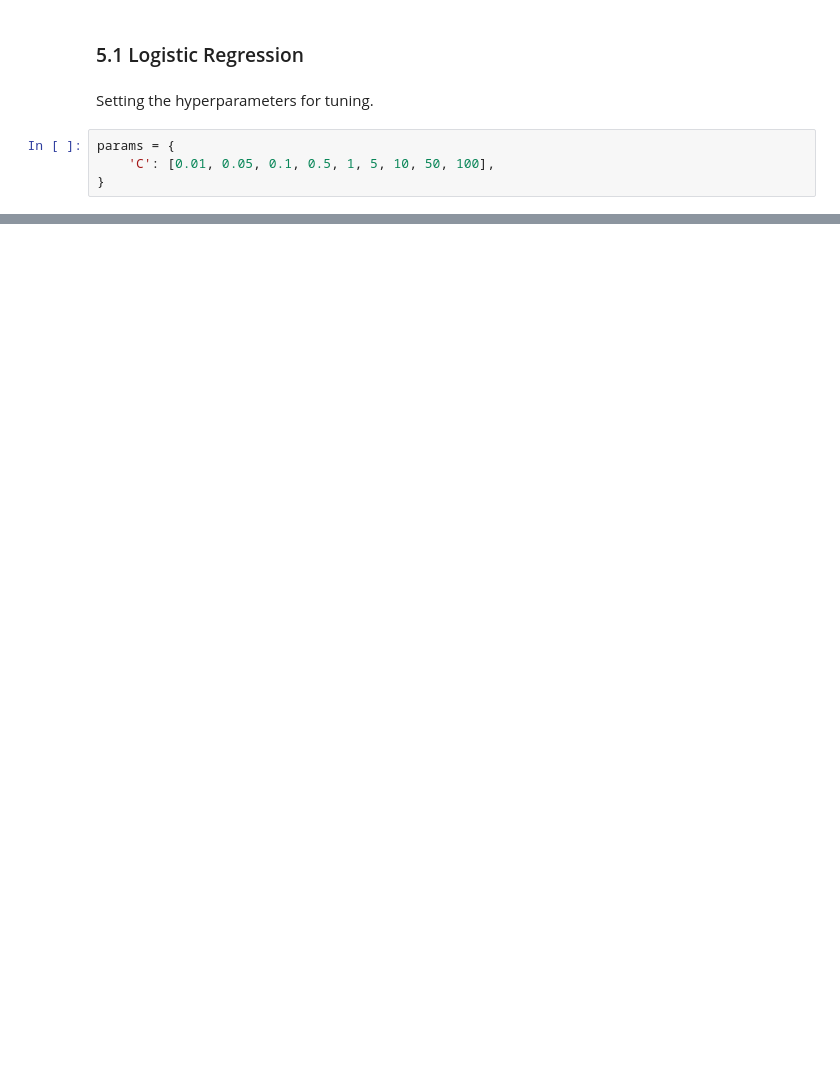
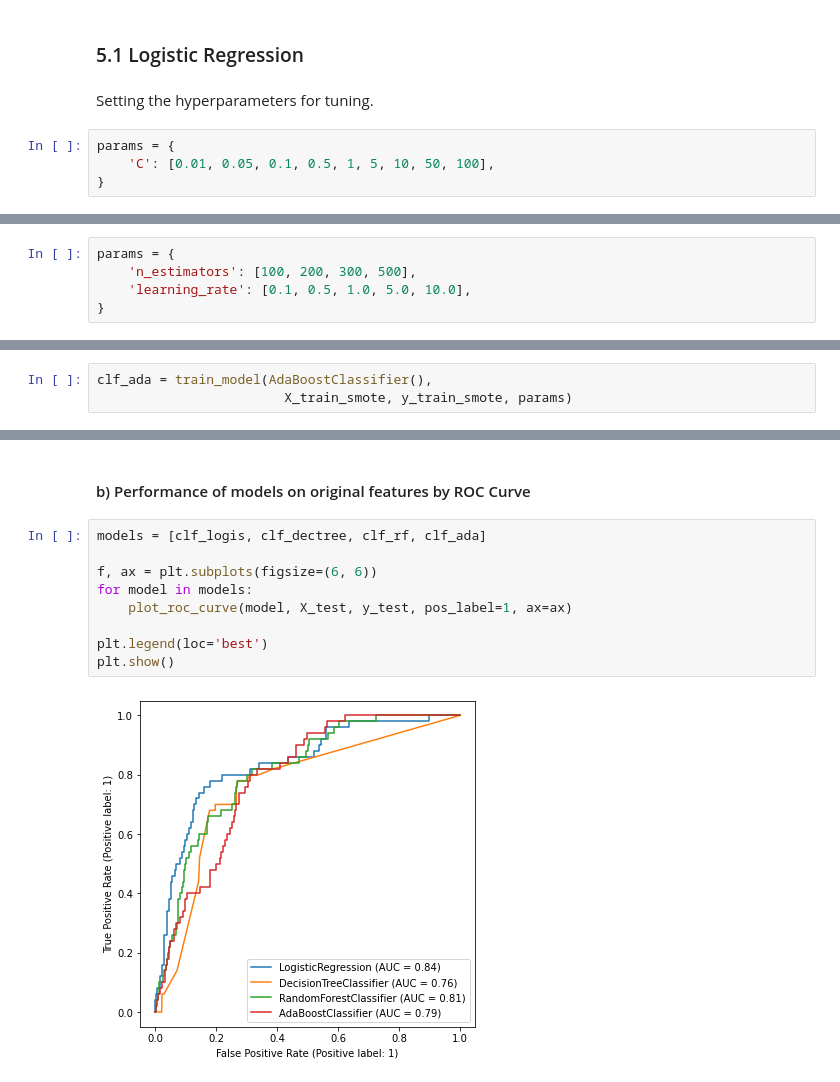
Before and after one commit to bowcai/Stroke-Prediction, a Jupyter notebook: stroke_prediction.ipynb, the cells around one changed output, grey strips where cells are left out. Cells and saved outputs as stored; diff of their text form; blank space fills up the shorter version.

Commit message:
Add supervised learning

```diff
--- a/stroke_prediction.ipynb
+++ b/stroke_prediction.ipynb
@@ -608,0 +739,5 @@ MCC score:  0.2008
+# %%
+params = {
+    'n_estimators': [100, 200, 300, 500],
+    'learning_rate': [0.1, 0.5, 1.0, 5.0, 10.0],
+}
@@ -608,0 +746,3 @@ MCC score:  0.2008
+# %%
+clf_ada = train_model(AdaBoostClassifier(),
+                        X_train_smote, y_train_smote, params)
@@ -608,0 +812,13 @@ MCC score:  0.2008
+# %% [markdown]
+#### b) Performance of models on original features by ROC Curve
+# %%
+models = [clf_logis, clf_dectree, clf_rf, clf_ada]
+
+f, ax = plt.subplots(figsize=(6, 6))
+for model in models:
+    plot_roc_curve(model, X_test, y_test, pos_label=1, ax=ax)
+
+plt.legend(loc='best')
+plt.show()
+# %% [output]
+[figure, added]
```
Also changed, not shown: parts of 61 cells of this notebook.
